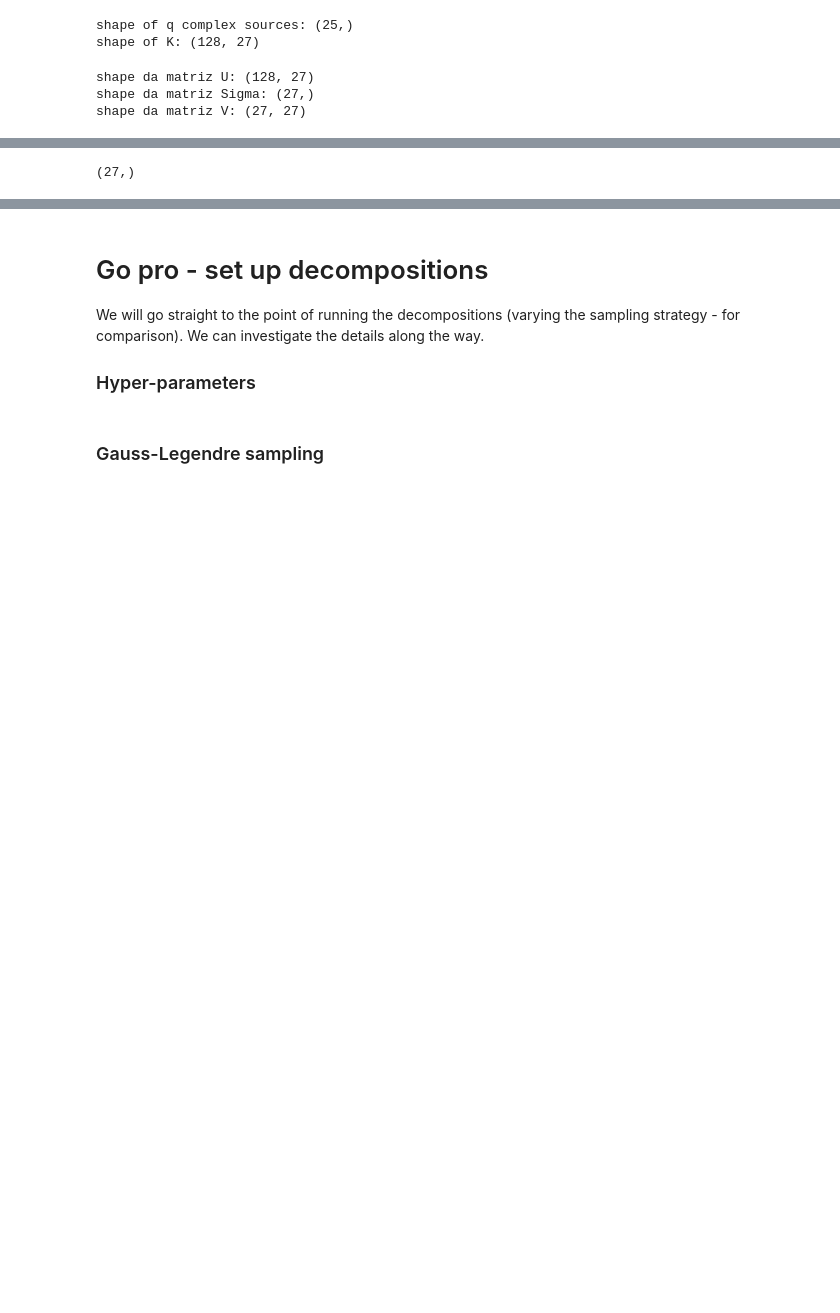
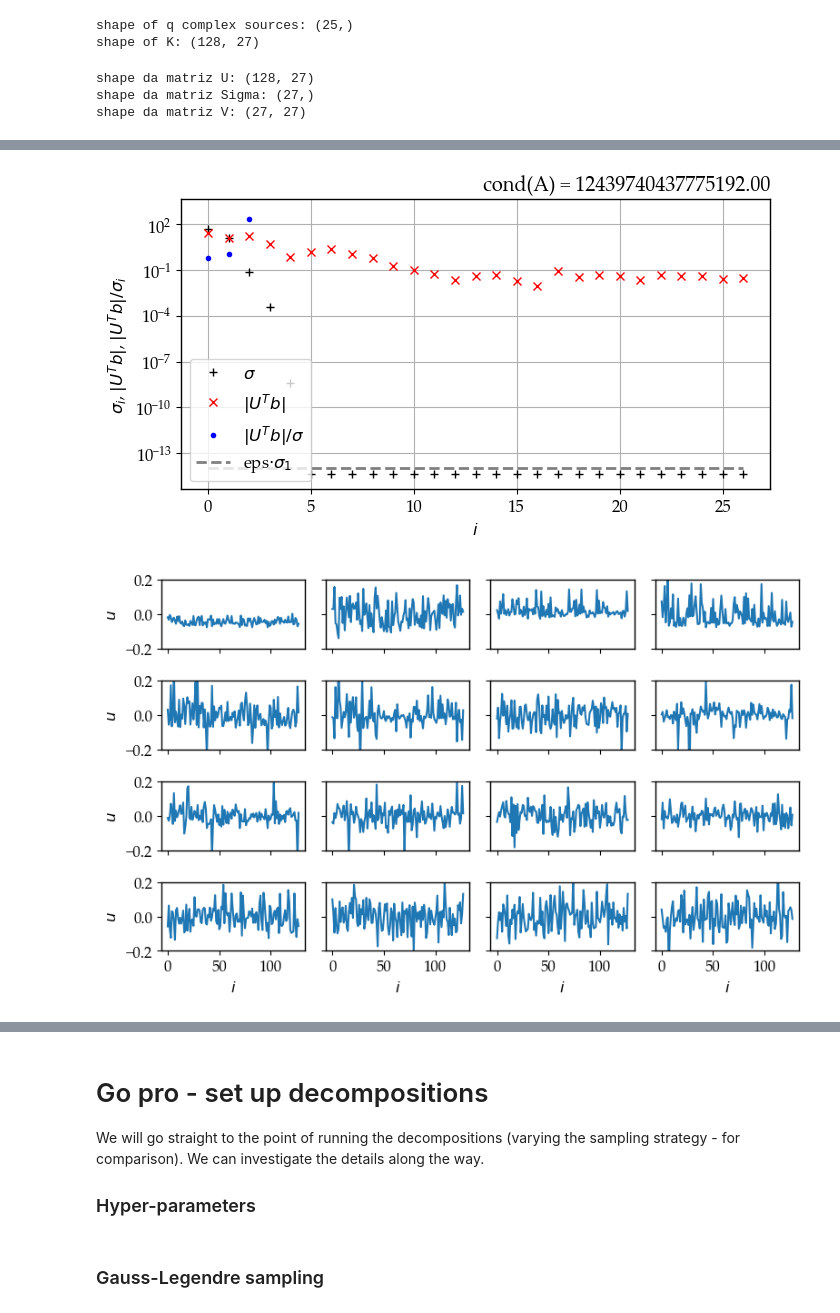
Before and after one commit to eric-brandao/inverse_problems_teach, a Jupyter notebook: 10_DCISM/DCISM.ipynb, the cells around one changed output, grey strips where cells are left out. Cells and saved outputs as stored; diff of their text form; code cells hidden in the pictures; blank space fills up the shorter version.

```diff
--- a/10_DCISM/DCISM.ipynb
+++ b/10_DCISM/DCISM.ipynb
@@ -449,7 +516,7 @@ print('shape da matriz U: {}'.format(U.shape))
 print(r'shape da matriz Sigma: {}'.format(s.shape))
 print(r'shape da matriz V: {}'.format(V.shape))
 # plot Picard
-lc.plot_picard(U,s,pres)
+lc.plot_picard(U,s,pres, figsize = (7, 4))
 # plot column vectors
 lc.plot_colvecs(np.real(U))
 # %% [output]
@@ -463,7 +526,5 @@ shape da matriz V: (27, 27)
+[figure, added]
+[figure, added]
-# %%
-s.shape
-# %% [output]
-(27,)
 # %%
 lam_lc = lc.l_curve(U, s, pres, plotit = True)
 x_lc = lc.tikhonov(U, s, V, pres, lam_lc[0])
```
Also changed, not shown: parts of 36 cells of this notebook, 1 other file.
